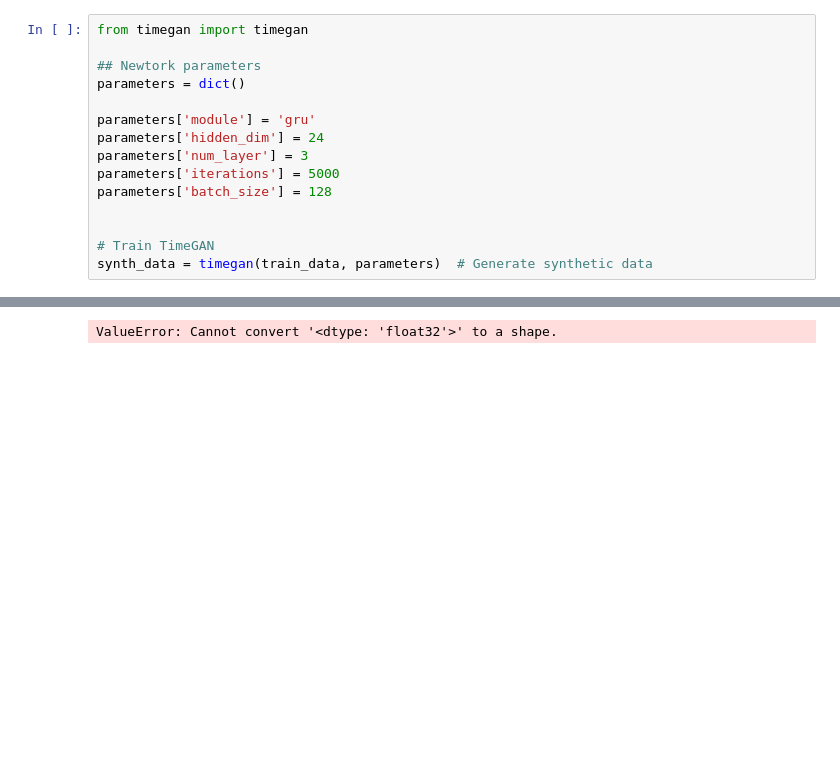
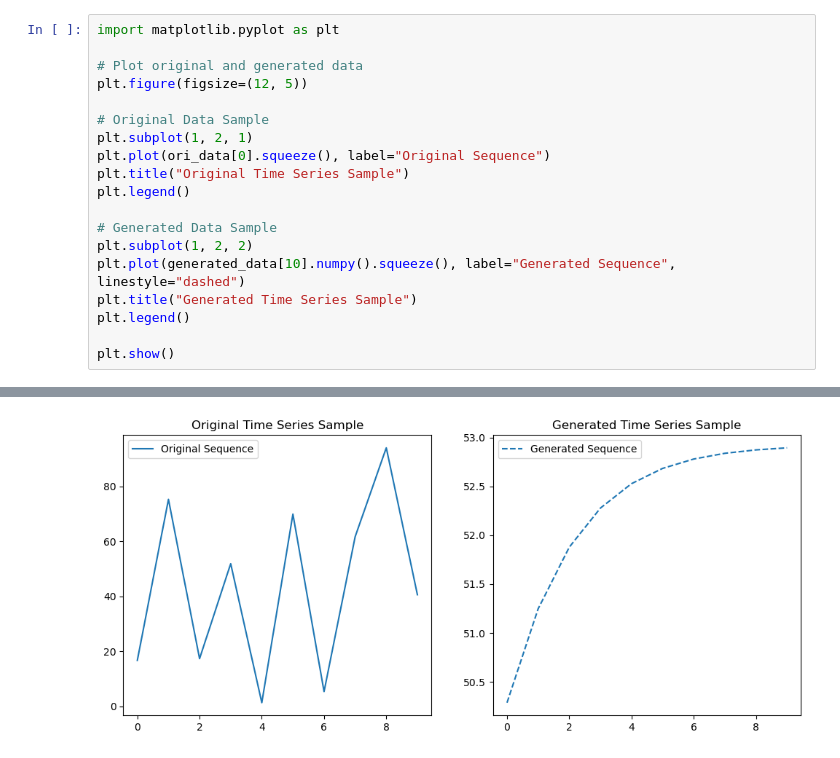
Before and after one commit to nampham720/time_series_analysis, a Jupyter notebook: fixing_timegan_tfv2.18.ipynb, the cells around one changed output, grey strips where cells are left out. Cells and saved outputs as stored; diff of their text form; blank space fills up the shorter version.

```diff
--- a/fixing_timegan_tfv2.18.ipynb
+++ b/fixing_timegan_tfv2.18.ipynb
@@ -56,16 +89,20 @@ Training data shape: (52, 48, 2)
 # %%
-from timegan import timegan
+import matplotlib.pyplot as plt
 
-## Newtork parameters
-parameters = dict()
+# Plot original and generated data
+plt.figure(figsize=(12, 5))
 
-parameters['module'] = 'gru'
-parameters['hidden_dim'] = 24
-parameters['num_layer'] = 3
-parameters['iterations'] = 5000
-parameters['batch_size'] = 128
+# Original Data Sample
+plt.subplot(1, 2, 1)
+plt.plot(ori_data[0].squeeze(), label="Original Sequence")
+plt.title("Original Time Series Sample")
+plt.legend()
 
+# Generated Data Sample
+plt.subplot(1, 2, 2)
+plt.plot(generated_data[10].numpy().squeeze(), label="Generated Sequence", linestyle="dashed")
+plt.title("Generated Time Series Sample")
+plt.legend()
 
-# Train TimeGAN
-synth_data = timegan(train_data, parameters)  # Generate synthetic data
+plt.show()
 # %% [output]
@@ -81 +109 @@ To enable the following instructions: AVX2 AVX512F AVX512_VNNI FMA, in other ope
-ValueError: Cannot convert '<dtype: 'float32'>' to a shape.
+[figure, added]
```
Also changed, not shown: parts of 9 cells of this notebook, 39 other files.
